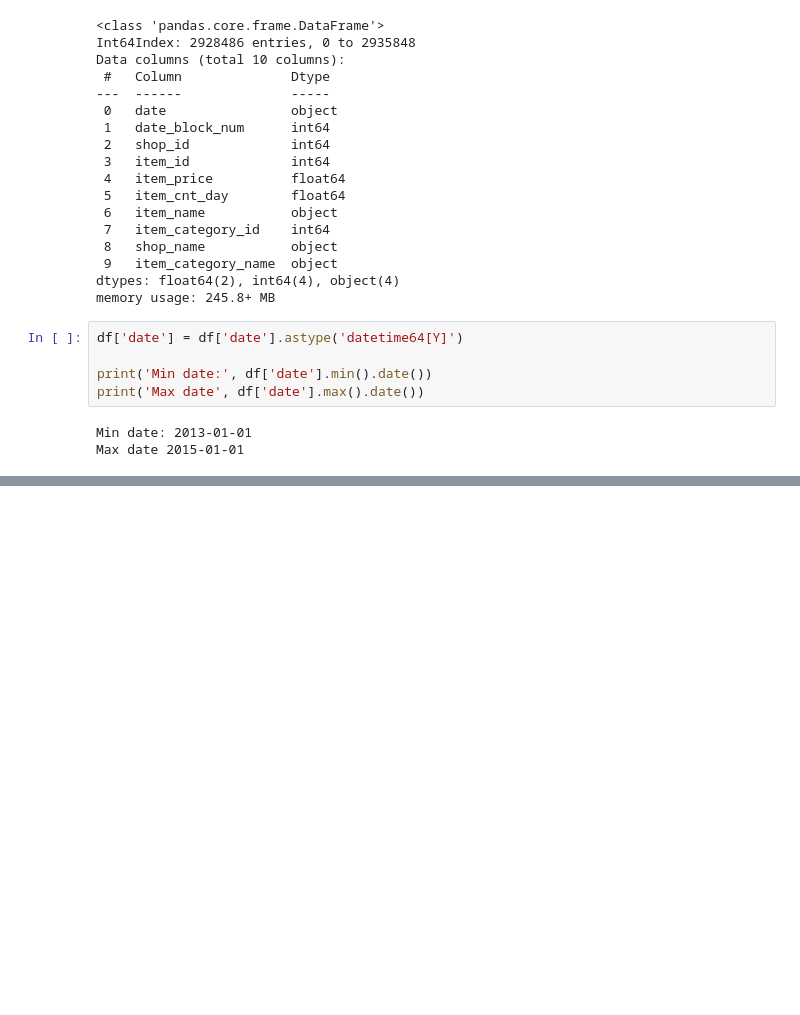
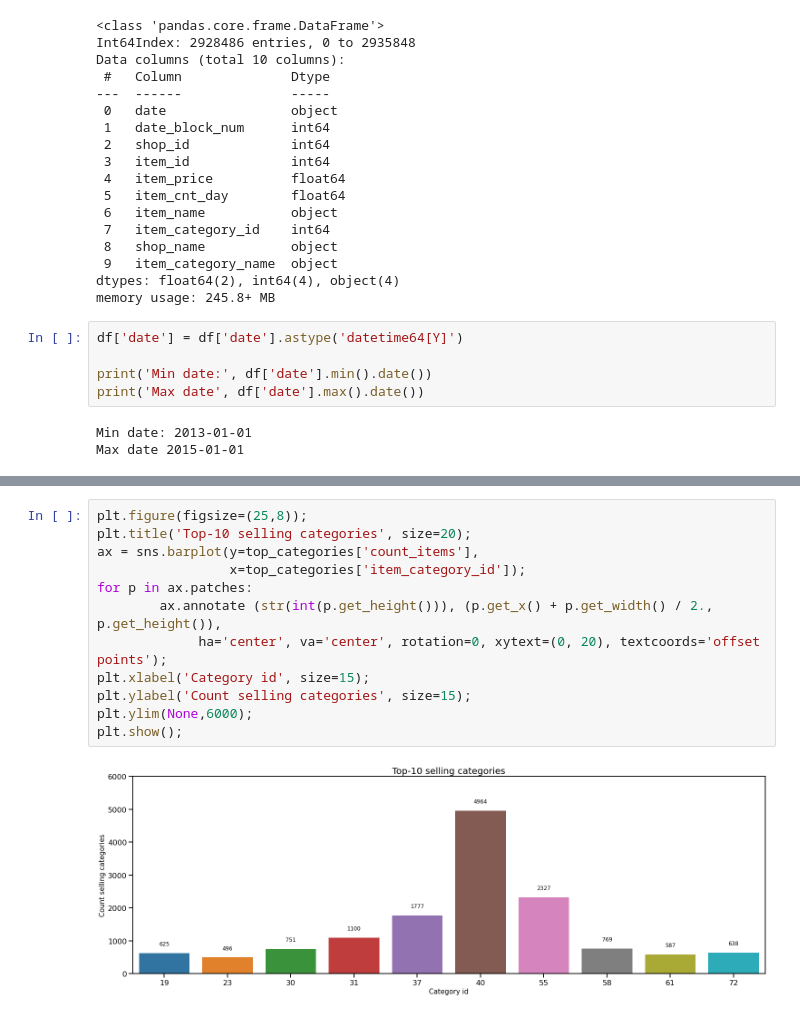
Before and after one commit to robynmundle/predict_future_sales, a Jupyter notebook: EDA Dataset.ipynb, the cells around one changed output, grey strips where cells are left out. Saved outputs shown, nothing was run; the diff lists cells and outputs as text; blank space fills up the shorter version.

```diff
--- a/EDA Dataset.ipynb
+++ b/EDA Dataset.ipynb
@@ -189,0 +206,14 @@ fig.show()
+# %%
+plt.figure(figsize=(25,8));
+plt.title('Top-10 selling categories', size=20);
+ax = sns.barplot(y=top_categories['count_items'],
+                 x=top_categories['item_category_id']);
+for p in ax.patches:
+        ax.annotate (str(int(p.get_height())), (p.get_x() + p.get_width() / 2., p.get_height()),
+             ha='center', va='center', rotation=0, xytext=(0, 20), textcoords='offset points');
+plt.xlabel('Category id', size=15);
+plt.ylabel('Count selling categories', size=15);
+plt.ylim(None,6000);
+plt.show();
+# %% [output]
+[figure, added]
```
Also changed, not shown: parts of 15 cells of this notebook.
